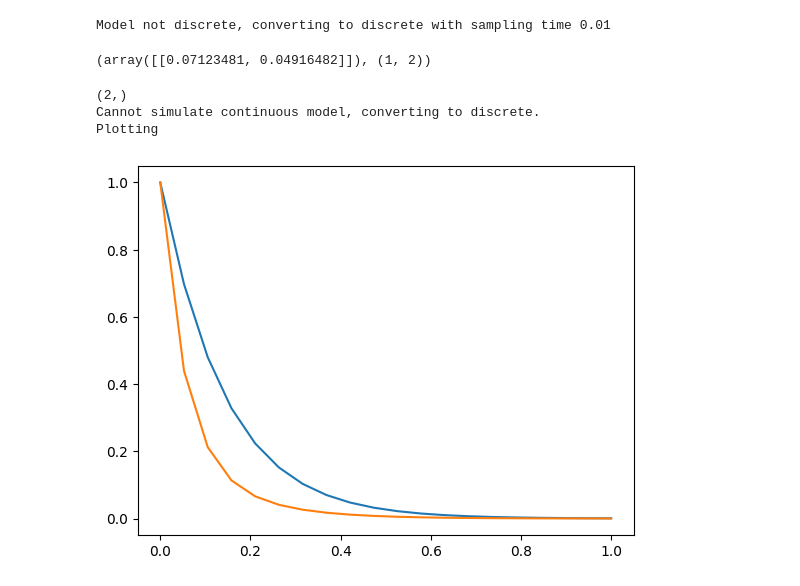
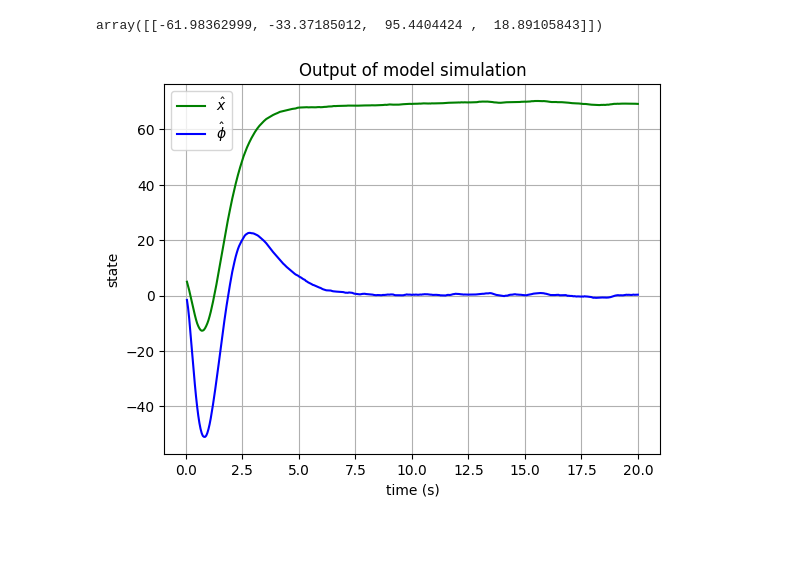
Before and after one commit to sevag-tafnakaji/state_space_visualisers, a Jupyter notebook: test_file.ipynb, the cells around one changed output. Saved outputs shown, nothing was run; the diff lists cells and outputs as text; code cells hidden in the pictures; blank space fills up the shorter version.

Commit message:
3: Add Kalman filter estimator and LQR controller to simulation (#4)

```diff
--- a/test_file.ipynb
+++ b/test_file.ipynb
@@ -23,21 +0,0 @@ True
-# %%
-from src.controller.lqr_solver import get_LQR_gains
-
-L = get_LQR_gains(test_model, np.eye(2), np.array([1]).reshape((1,1)))
-L, L.shape
-# %% [output]
-Model not discrete, converting to discrete with sampling time 0.01
-(array([[0.07123481, 0.04916482]]), (1, 2))
-# %%
-initial_state = np.array([1, 1])
-
-states, output, t = simulator.simulate(initial_state, 1)
-print("Plotting")
-plt.plot(t, states[0,:])
-plt.plot(t, states[1,:])
-plt.show()
-# %% [output]
-(2,)
-Cannot simulate continuous model, converting to discrete.
-Plotting
-[figure, removed]
@@ -43,0 +49,25 @@ Plotting
+# %%
+initial_state = np.array([[3], [2]])
+
+states, output, estimated_states, inputs, t = simulator.simulate(x_0, 20)
+# %%
+simulator.lqr_controller.get_lqr_gains()
+# %% [output]
+array([[-61.98362999, -33.37185012,  95.4404424 ,  18.89105843]])
+# %%
+mpl.rcParams.update(mpl.rcParamsDefault)
+# plt.rcParams['text.usetex'] = True
+# plt.plot(t[1:], output[0,:], 'g--', label="$y_1 = \dot{x}$")
+plt.plot(t[1:], estimated_states[0,:], 'g-', label="$\hat{x}$")
+
+# plt.plot(t[1:], output[1,:], 'b--', label="$y_2 = \dot{\phi}$")
+plt.plot(t[1:], estimated_states[2,:], 'b-', label="$\hat{\phi}$")
+
+plt.grid(True)
+plt.xlabel("time (s)")
+plt.ylabel("state")
+plt.title("Output of model simulation")
+plt.legend()
+plt.show()
+# %% [output]
+[figure, added]
```
Also changed, not shown: parts of 6 cells of this notebook, 9 other files.
